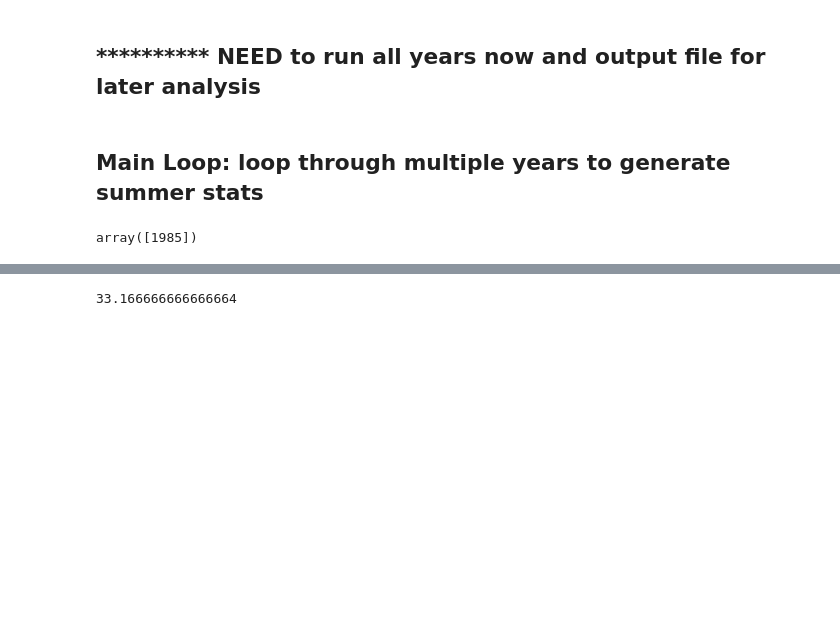
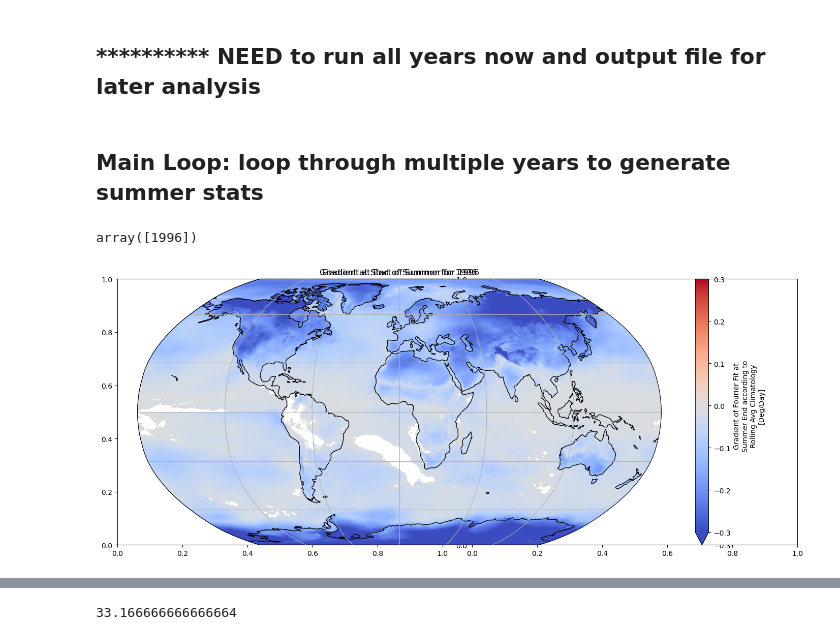
Before and after one commit to tedscott/HeatWaves, a Jupyter notebook: StartEndGradientsFourier.ipynb, the cells around one changed output, grey strips where cells are left out. Cells and saved outputs as stored; diff of their text form; code cells hidden in the pictures; blank space fills up the shorter version.

Commit message:
minor updates to all fourier scripts

```diff
--- a/StartEndGradientsFourier.ipynb
+++ b/StartEndGradientsFourier.ipynb
@@ -300,16 +330,16 @@ start_day, last_day, grad_start, grad_end
 # %%
 # process_yrs = [1990,1991,1992,1993, 1994, 1995, 1996, 1997, 1998, 1999, 2002, 2004, 2005, 2006, 2007, 2008,
 #               2009, 2010, 2011, 2012, 2012, 2013, 2014, 2015, 2016, 2017, 2018, 2019, 2020, 2021, 2022]
-process_yrs = np.arange(1985, 1986,1)
+process_yrs = np.arange(1996, 1997,1)
 
 process_yrs
 # %% [output]
-array([1985])
+array([1996])
 # %%
 %%time
 
-# Runtime: XXX min for 1 year
-# XXX hrs for 10 years
+# Runtime: 18 min for 1 year
+# 1 hr 50 min for 6 years
 
 # loop thru the years in the defined array above
 for input_year in process_yrs:
@@ -381,39 +411,58 @@ for input_year in process_yrs:
             summerstart.loc[input_lat, input_lon] = start_day
             summerend.loc[input_lat, input_lon] = last_day
             start_grad_f.loc[input_lat, input_lon] = grad_start
             end_grad_f.loc[input_lat, input_lon] = grad_end
 
 
 
     # save it out
     sum_ds = xr.Dataset(data_vars={'SummerStart':summerstart,
                                'SummerEnd':summerend,
                                 'GradientSummStartFourier':start_grad_f,
                                 'GradientSummEndFourier':end_grad_f})
 
     output_path = '../../../Data/ERA5-global/Analysis/New-Fourier/Gradients/'+str(input_year)+'_summer_gradient_stats.nc'
     sum_ds.to_netcdf(output_path)
 
     # plots for the year
     ##############
     # Global summer mean temp for the year
-    fig = plt.figure(figsize=(12,6))
+    fig = plt.figure(figsize=(14,6))
 
+    ax1 = fig.add_subplot(1,2,1, projection=ccrs.Robinson(central_longitude=0))
     # assign axis and def projection to use
-    ax = plt.axes(projection=ccrs.Robinson(central_longitude=0))
+    #ax1 = plt.axes(projection=ccrs.Robinson(central_longitude=0))
 
     # add coastlines and grid
-    ax.coastlines()
-    ax.gridlines()
+    ax1.coastlines()
+    ax1.gridlines()
 
     sum_ds.GradientSummStartFourier.plot(
-        ax=ax,
+        ax=ax1,
         transform=ccrs.PlateCarree(), # assign map projection
-        #vmin=250,
-        #vmax=320, # define range to include an entire year
+        vmin=-0.3,
+        vmax=0.3, # define range to include an entire year
         cmap="coolwarm"#"YlOrRd"#cmap="coolwarm"
     )
+    ax1.set_title("Gradient at Start of Summer for "+str(input_year))#+" using 1961-1990 baseline")
 
-    plt.title("Gradient at Start of Summer for "+str(input_year))#+" using 1961-1990 baseline")
-    #plt.savefig("./Plots/"+str(input_year)+"_SummerMeanHS_global.png")
+    ax2 = fig.add_subplot(1,2,2, projection=ccrs.Robinson(central_longitude=0))
+    # assign axis and def projection to use
+    #ax2 = plt.axes()
+
+    # add coastlines and grid
+    ax2.coastlines()
+    ax2.gridlines()
+
+    sum_ds.GradientSummEndFourier.plot(
+        ax=ax2,
+        transform=ccrs.PlateCarree(), # assign map projection
+        vmin=-0.3,
+        vmax=0.3, # define range to include an entire year
+        cmap="coolwarm"#"YlOrRd"#cmap="coolwarm"
+    )
+    ax2.set_title("Gradient at End of Summer for "+str(input_year))#+" using 1961-1990 baseline")
+    #plt.tight_layout()
     plt.show()
+# %% [output]
+[figure, added]
```
Also changed, not shown: parts of 3 cells of this notebook.
